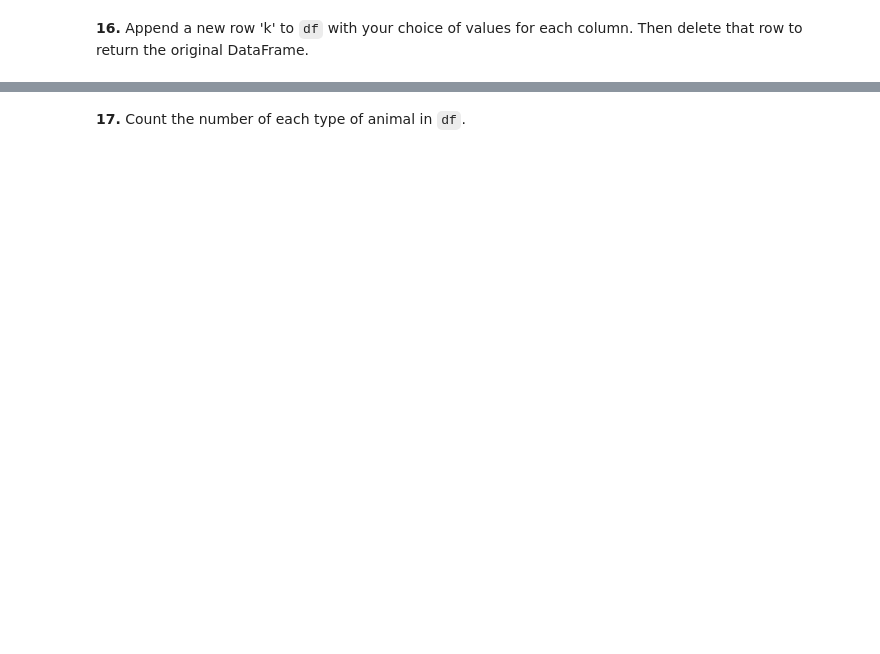
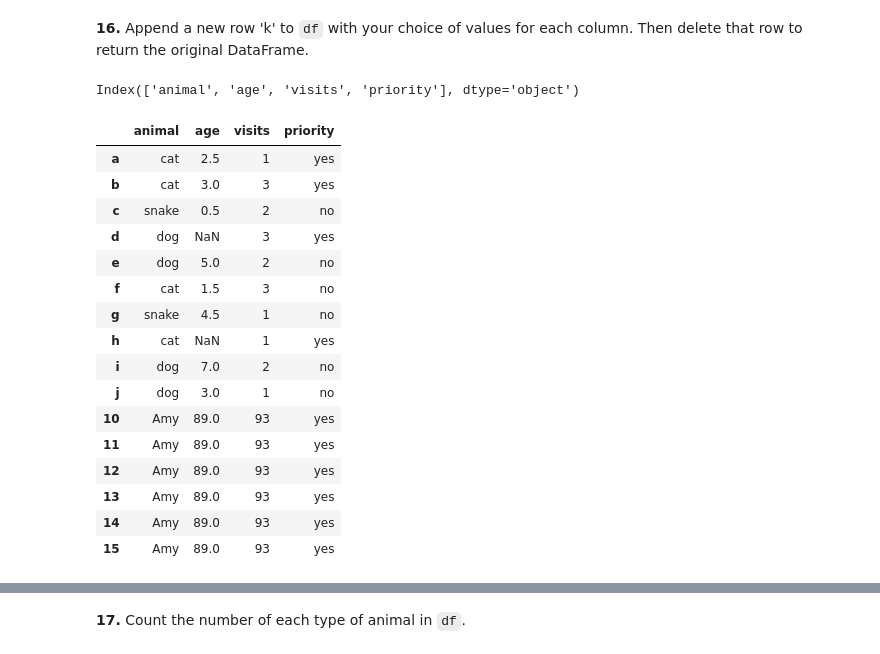
Before and after one commit to swarupyeole11/Pandas_Revision, a Jupyter notebook: 100_pandas_puzzles.ipynb, the cells around one changed output, grey strips where cells are left out. Saved outputs shown, nothing was run; the diff lists cells and outputs as text; code cells hidden in the pictures; blank space fills up the shorter version.

```diff
--- a/100_pandas_puzzles.ipynb
+++ b/100_pandas_puzzles.ipynb
@@ -74,4 +94,5 @@ data = {'animal': ['cat', 'cat', 'snake', 'dog', 'dog', 'cat', 'snake', 'cat', '
 
 labels = ['a', 'b', 'c', 'd', 'e', 'f', 'g', 'h', 'i', 'j']
 
-df = # (complete this line of code)
+df = pd.DataFrame(data,index=labels)
+df
@@ -94,2 +207,5 @@ df = # (complete this line of code)
 # %% [markdown]
 **13.** Change the age in row 'f' to 1.5.
+# %%
+df.loc['f','age']=1.5
+df
@@ -100,2 +241,28 @@ df = # (complete this line of code)
 # %% [markdown]
 **16.** Append a new row 'k' to `df` with your choice of values for each column. Then delete that row to return the original DataFrame.
+# %%
+#checking the columns
+df.columns
+# %% [output]
+Index(['animal', 'age', 'visits', 'priority'], dtype='object')
+# %%
+df.loc[len(df.index)] = ['Amy', 89, 93,'yes']
+df
+# %% [output]
+|  | animal | age | visits | priority |
+| a | cat | 2.5 | 1 | yes |
+| b | cat | 3.0 | 3 | yes |
+| c | snake | 0.5 | 2 | no |
+| d | dog | NaN | 3 | yes |
+| e | dog | 5.0 | 2 | no |
+| f | cat | 1.5 | 3 | no |
+| g | snake | 4.5 | 1 | no |
+| h | cat | NaN | 1 | yes |
+| i | dog | 7.0 | 2 | no |
+| j | dog | 3.0 | 1 | no |
+| 10 | Amy | 89.0 | 93 | yes |
+| 11 | Amy | 89.0 | 93 | yes |
+| 12 | Amy | 89.0 | 93 | yes |
+| 13 | Amy | 89.0 | 93 | yes |
+| 14 | Amy | 89.0 | 93 | yes |
+| 15 | Amy | 89.0 | 93 | yes |
```
Also changed, not shown: parts of 26 cells of this notebook.
